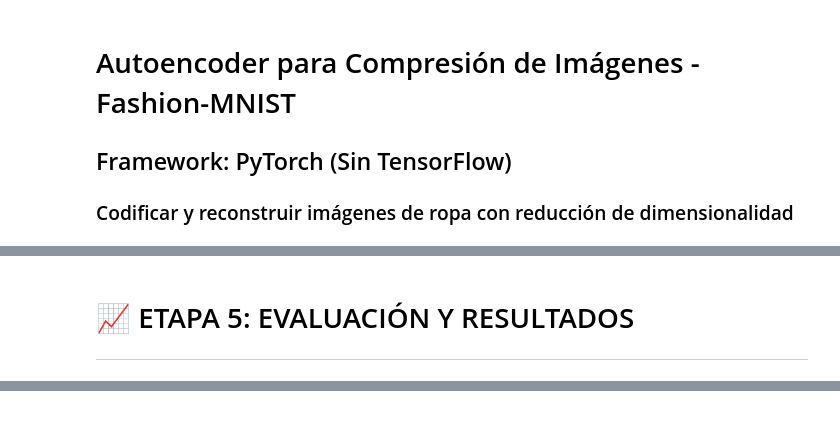
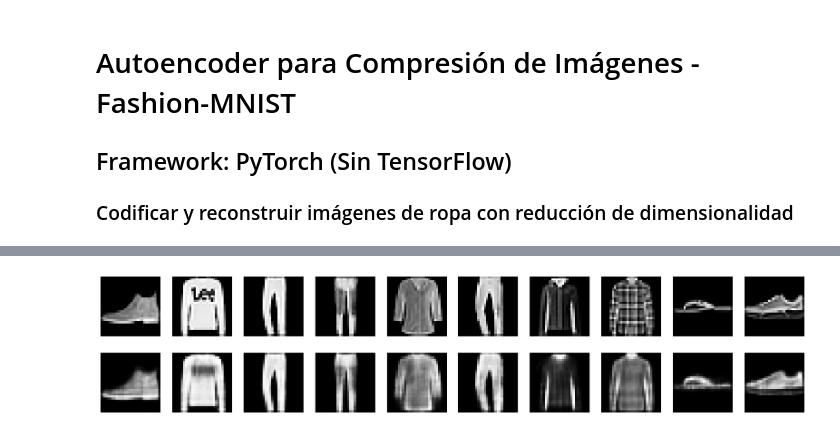
Before and after one commit to Cristhian200/DEBER-DATOS-GRANDES, a Jupyter notebook: 04_autoencoder_compresion.ipynb, the cells around one changed output, grey strips where cells are left out. Saved outputs shown, nothing was run; the diff lists cells and outputs as text; code cells hidden in the pictures.

```diff
--- a/04_autoencoder_compresion.ipynb
+++ b/04_autoencoder_compresion.ipynb
@@ -794,3 +35,0 @@ plt.show()
-# %% [markdown]
-# 📈 ETAPA 5: EVALUACIÓN Y RESULTADOS
----
@@ -958,0 +36,57 @@ print("✓ Visualizaciones detalladas de resultados")
+# %%
+# ✅ Autoencoder con Fashion-MNIST
+import numpy as np
+import matplotlib.pyplot as plt
+from tensorflow.keras.datasets import fashion_mnist
+from tensorflow.keras.models import Model
+from tensorflow.keras.layers import Input, Dense, Flatten, Reshape
+from tensorflow.keras.optimizers import Adam
+
+# Cargar dataset
+(x_train, _), (x_test, _) = fashion_mnist.load_data()
+x_train = x_train.astype("float32") / 255.
+x_test = x_test.astype("float32") / 255.
+
+# Aplanar imágenes (28x28 → 784)
+x_train_flat = x_train.reshape((len(x_train), -1))
+x_test_flat = x_test.reshape((len(x_test), -1))
+
+# Dimensión del codificador
+encoding_dim = 64
+
+# Construcción del autoencoder
+input_img = Input(shape=(784,))
+encoded = Dense(128, activation='relu')(input_img)
+encoded = Dense(encoding_dim, activation='relu')(encoded)
+
+decoded = Dense(128, activation='relu')(encoded)
+decoded = Dense(784, activation='sigmoid')(decoded)
+
+autoencoder = Model(input_img, decoded)
+autoencoder.compile(optimizer=Adam(), loss='binary_crossentropy')
+
+# Entrenamiento
+autoencoder.fit(x_train_flat, x_train_flat,
+                epochs=20,
+                batch_size=256,
+                shuffle=True,
+                validation_data=(x_test_flat, x_test_flat))
+
+# Reconstrucción
+decoded_imgs = autoencoder.predict(x_test_flat)
+
+# Visualización
+n = 10
+plt.figure(figsize=(20, 4))
+for i in range(n):
+    # Imagen original
+    ax = plt.subplot(2, n, i + 1)
+    plt.imshow(x_test[i], cmap="gray")
+    plt.axis("off")
+
+    # Imagen reconstruida
+    ax = plt.subplot(2, n, i + 1 + n)
+    plt.imshow(decoded_imgs[i].reshape(28, 28), cmap="gray")
+    plt.axis("off")
+plt.show()
+# %% [output]
@@ -958,0 +110 @@ print("✓ Visualizaciones detalladas de resultados")
+[figure, added]
```
Also changed, not shown: parts of 15 cells of this notebook, 12 other files.
